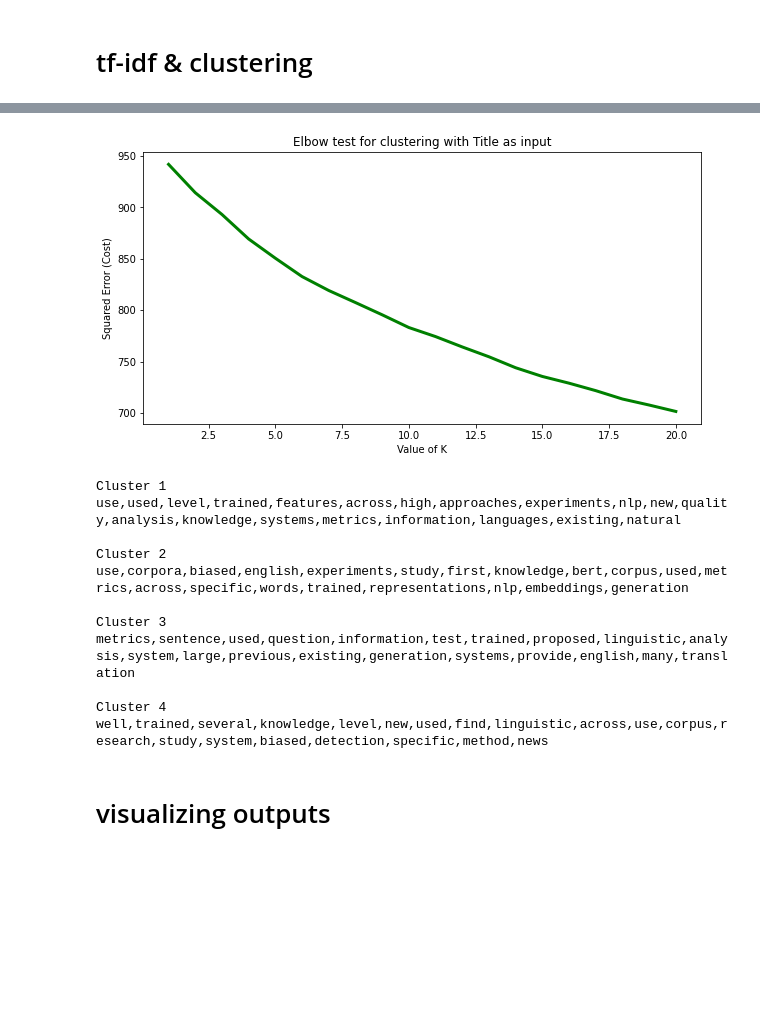
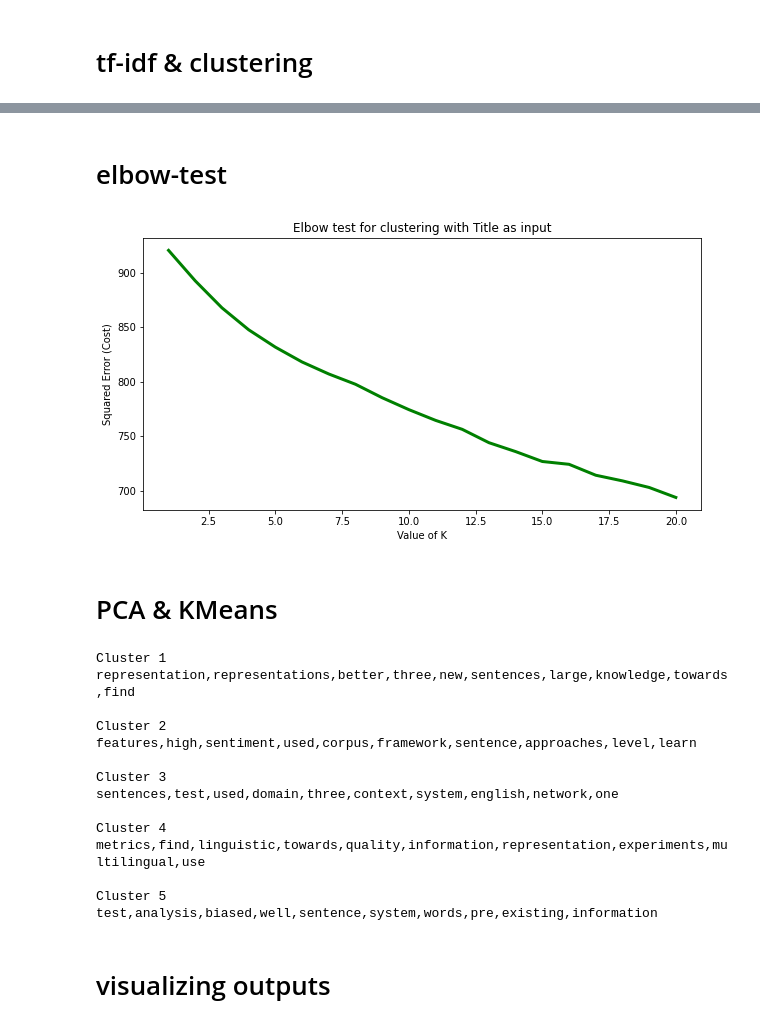
Before and after one commit to ninell-oldenburg/acl-anthology-keyword-search, a Jupyter notebook: acl-anthology-keyword-search.ipynb, the cells around one changed output, grey strips where cells are left out. Cells and saved outputs as stored; diff of their text form; code cells hidden in the pictures; blank space fills up the shorter version.

```diff
--- a/acl-anthology-keyword-search.ipynb
+++ b/acl-anthology-keyword-search.ipynb
@@ -123,25 +123,31 @@ from sklearn.decomposition import PCA
+# %% [markdown]
+# elbow-test
 # %%
 import matplotlib.pyplot as plt
-"""
-# perform elbow test
-cost =[]
-for i in range(1, 21):
-    kmeans = KMeans(n_clusters = i, max_iter = 500)
-    kmeans.fit(X)
 
-    # calculates squared error
-    # for the clustered points
-    cost.append(kmeans.inertia_)
+def elbow_test(data, max_k=16, max_iter=500):
+    # perform elbow test
+    cost =[]
+    for i in range(1, max_k):
+        kmeans = KMeans(n_clusters=i, max_iter=max_iter)
+        kmeans.fit(data)
 
-# plot the cost against K values
-plt.plot(range(1, 21), cost, color ='g', linewidth ='3')
-plt.title("Elbow test for clustering with Title as input")
-plt.xlabel("Value of K")
-plt.ylabel("Squared Error (Cost)")
-plt.show() # clear the plot
-"""
+        # calculates squared error
+        # for the clustered points
+        cost.append(kmeans.inertia_)
+
+    # plot the cost against K values
+    plt.plot(range(1, max_k), cost, color ='g', linewidth ='3')
+    plt.title("Elbow test for clustering with Title as input")
+    plt.xlabel("Value of K")
+    plt.ylabel("Squared Error (Cost)")
+    plt.show() # clear the plot
+
+elbow_test(X, max_k=21)
 # %% [output]
-[figure, old version]
+[figure, new version]
+# %% [markdown]
+# PCA & KMeans
 # %%
 def make_pca_vecs(data, n_clusters=5):
 # vary here the number of clusters
@@ -172,19 +178,22 @@ def get_top_keywords(this_df, data, clusters, n_terms):
         print('\nCluster {}'.format(i+1))
         print(','.join([terms[t] for t in np.argsort(r)[-n_terms:]])) # for each row of the dataframe, find the n terms that have the highest tf idf score
 
-get_top_keywords(df, X, clusters_df, 20)
+get_top_keywords(df, X, clusters_df, 10)
 # %% [output]
 Cluster 1
-use,used,level,trained,features,across,high,approaches,experiments,nlp,new,quality,analysis,knowledge,systems,metrics,information,languages,existing,natural
+representation,representations,better,three,new,sentences,large,knowledge,towards,find
 
 Cluster 2
-use,corpora,biased,english,experiments,study,first,knowledge,bert,corpus,used,metrics,across,specific,words,trained,representations,nlp,embeddings,generation
+features,high,sentiment,used,corpus,framework,sentence,approaches,level,learn
 
 Cluster 3
-metrics,sentence,used,question,information,test,trained,proposed,linguistic,analysis,system,large,previous,existing,generation,systems,provide,english,many,translation
+sentences,test,used,domain,three,context,system,english,network,one
 
 Cluster 4
-well,trained,several,knowledge,level,new,used,find,linguistic,across,use,corpus,research,study,system,biased,detection,specific,method,news
+metrics,find,linguistic,towards,quality,information,representation,experiments,multilingual,use
+
+Cluster 5
+test,analysis,biased,well,sentence,system,words,pre,existing,information
 # %%
 # map clusters to appropriate labels
 cluster_map = {0: "cluster 01",
```
Also changed, not shown: parts of 24 cells of this notebook.
